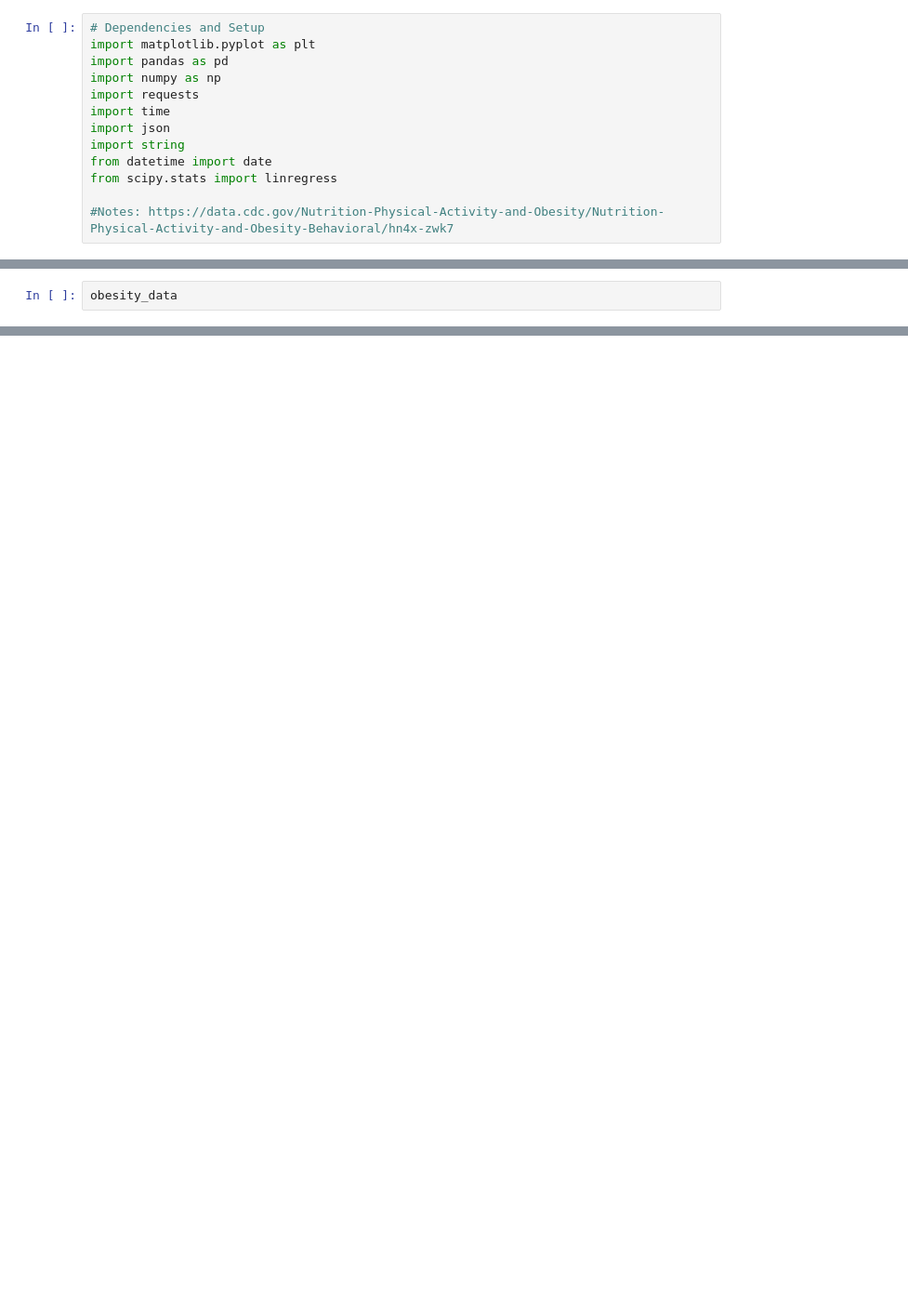
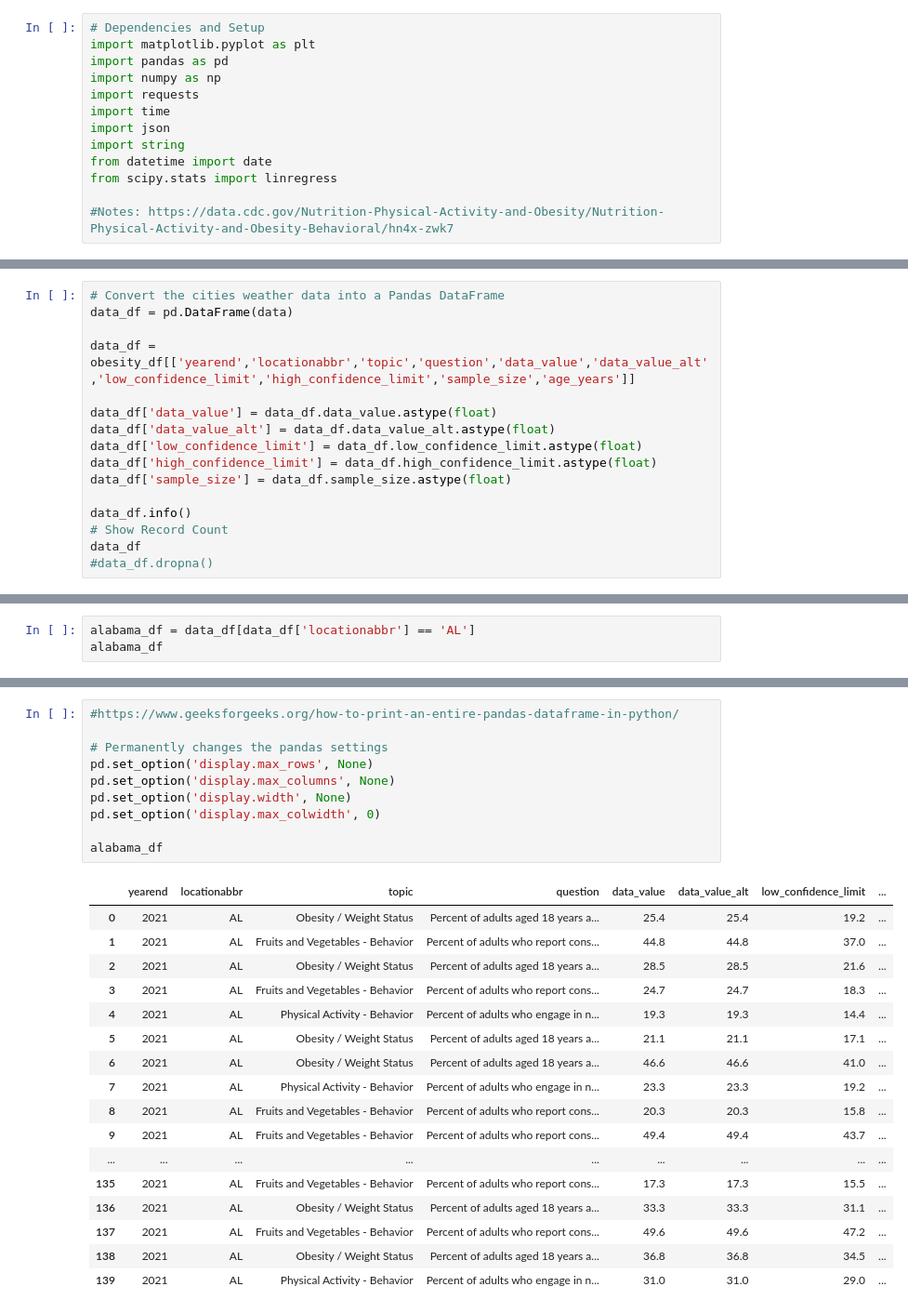
Before and after one commit to sma005/project-one-group-4, a Jupyter notebook: obesity_study.ipynb, the cells around one changed output, grey strips where cells are left out. Shown at 93% size. Drawn from its saved outputs; the diff is of its cells as text; blank space fills up the shorter version.

Commit message:
exploration of data

```diff
--- a/obesity_study.ipynb
+++ b/obesity_study.ipynb
@@ -43,2 +43,16 @@ data
 # %%
-obesity_data
+# Convert the cities weather data into a Pandas DataFrame
+data_df = pd.DataFrame(data)
+
+data_df = obesity_df[['yearend','locationabbr','topic','question','data_value','data_value_alt','low_confidence_limit','high_confidence_limit','sample_size','age_years']]
+
+data_df['data_value'] = data_df.data_value.astype(float)
+data_df['data_value_alt'] = data_df.data_value_alt.astype(float)
+data_df['low_confidence_limit'] = data_df.low_confidence_limit.astype(float)
+data_df['high_confidence_limit'] = data_df.high_confidence_limit.astype(float)
+data_df['sample_size'] = data_df.sample_size.astype(float)
+
+data_df.info()
+# Show Record Count
+data_df
+#data_df.dropna()
@@ -44,0 +192,3 @@ obesity_data
+# %%
+alabama_df = data_df[data_df['locationabbr'] == 'AL']
+alabama_df
@@ -44,0 +209,28 @@ obesity_data
+# %%
+#https://www.geeksforgeeks.org/how-to-print-an-entire-pandas-dataframe-in-python/
+
+# Permanently changes the pandas settings
+pd.set_option('display.max_rows', None)
+pd.set_option('display.max_columns', None)
+pd.set_option('display.width', None)
+pd.set_option('display.max_colwidth', 0)
+
+alabama_df
+# %% [output]
+|  | yearend | locationabbr | topic | question | data_value | data_value_alt | low_confidence_limit | ... |
+| 0 | 2021 | AL | Obesity / Weight Status | Percent of adults aged 18 years a... | 25.4 | 25.4 | 19.2 | ... |
+| 1 | 2021 | AL | Fruits and Vegetables - Behavior | Percent of adults who report cons... | 44.8 | 44.8 | 37.0 | ... |
+| 2 | 2021 | AL | Obesity / Weight Status | Percent of adults aged 18 years a... | 28.5 | 28.5 | 21.6 | ... |
+| 3 | 2021 | AL | Fruits and Vegetables - Behavior | Percent of adults who report cons... | 24.7 | 24.7 | 18.3 | ... |
+| 4 | 2021 | AL | Physical Activity - Behavior | Percent of adults who engage in n... | 19.3 | 19.3 | 14.4 | ... |
+| 5 | 2021 | AL | Obesity / Weight Status | Percent of adults aged 18 years a... | 21.1 | 21.1 | 17.1 | ... |
+| 6 | 2021 | AL | Obesity / Weight Status | Percent of adults aged 18 years a... | 46.6 | 46.6 | 41.0 | ... |
+| 7 | 2021 | AL | Physical Activity - Behavior | Percent of adults who engage in n... | 23.3 | 23.3 | 19.2 | ... |
+| 8 | 2021 | AL | Fruits and Vegetables - Behavior | Percent of adults who report cons... | 20.3 | 20.3 | 15.8 | ... |
+| 9 | 2021 | AL | Fruits and Vegetables - Behavior | Percent of adults who report cons... | 49.4 | 49.4 | 43.7 | ... |
+| ... | ... | ... | ... | ... | ... | ... | ... | ... |
+| 135 | 2021 | AL | Fruits and Vegetables - Behavior | Percent of adults who report cons... | 17.3 | 17.3 | 15.5 | ... |
+| 136 | 2021 | AL | Obesity / Weight Status | Percent of adults aged 18 years a... | 33.3 | 33.3 | 31.1 | ... |
+| 137 | 2021 | AL | Fruits and Vegetables - Behavior | Percent of adults who report cons... | 49.6 | 49.6 | 47.2 | ... |
+| 138 | 2021 | AL | Obesity / Weight Status | Percent of adults aged 18 years a... | 36.8 | 36.8 | 34.5 | ... |
+| 139 | 2021 | AL | Physical Activity - Behavior | Percent of adults who engage in n... | 31.0 | 31.0 | 29.0 | ... |
```
Also changed, not shown: parts of 12 cells of this notebook, 1 other file.
